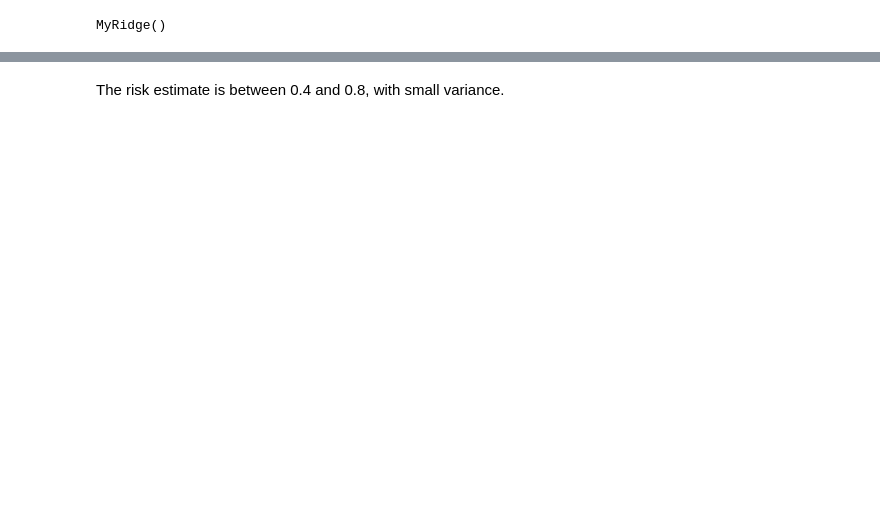
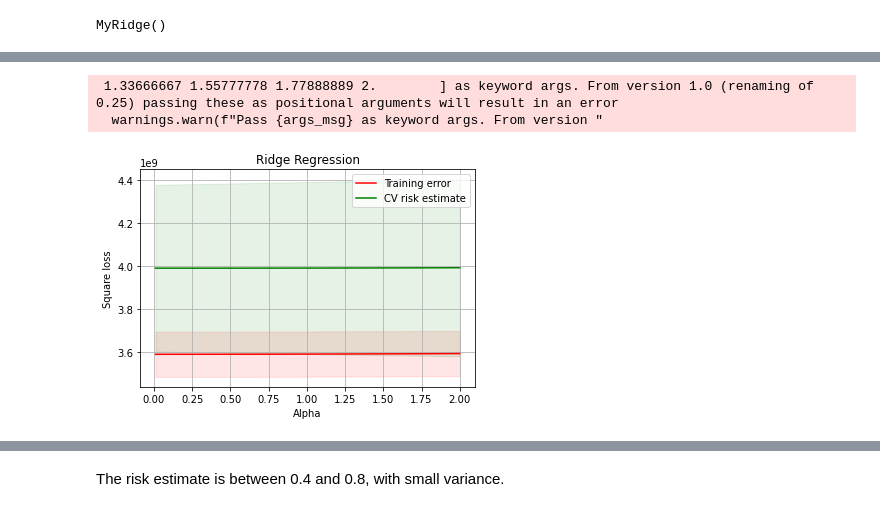
Before and after one commit to martinaviggiano/ml_project, a Jupyter notebook: Machine Learning Project.ipynb, the cells around one changed output, grey strips where cells are left out. Saved outputs shown, nothing was run; the diff lists cells and outputs as text; code cells hidden in the pictures; blank space fills up the shorter version.

```diff
--- a/Machine Learning Project.ipynb
+++ b/Machine Learning Project.ipynb
@@ -458,0 +458,28 @@ y_pred = clf.predict(X_train) # S*w = v
+# %%
+alpha_vals = np.linspace(0.01,2.0,10)
+train_score, val_score = validation_curve(MyRidge(), X_scaled, y, 'alpha', alpha_vals, cv=5, scoring= 'neg_mean_squared_error')
+# %% [output]
+ 1.33666667 1.55777778 1.77888889 2.        ] as keyword args. From version 1.0 (renaming of 0.25) passing these as positional arguments will result in an error
+  warnings.warn(f"Pass {args_msg} as keyword args. From version "
+# %%
+plt.title('Ridge Regression')
+train_score_mean = -np.mean(train_score, axis=1)
+train_score_std = np.std(train_score, axis=1)
+val_score_mean = -np.mean(val_score, axis=1)
+val_score_std = np.std(val_score, axis=1)
+plt.grid()
+plt.fill_between(alpha_vals, train_score_mean - train_score_std,
+                 train_score_mean + train_score_std, alpha=0.1,
+                 color="r")
+plt.fill_between(alpha_vals, val_score_mean - val_score_std,
+                 val_score_mean + val_score_std, alpha=0.1, color="g")
+plt.plot(alpha_vals, train_score_mean, color="r",
+         label="Training error")
+plt.plot(alpha_vals, val_score_mean, color="g",
+         label="CV risk estimate")
+plt.legend()
+plt.xlabel('Alpha')
+plt.ylabel('Square loss')
+plt.show()
+# %% [output]
+[figure, added]
```
Also changed, not shown: parts of 30 cells of this notebook.
